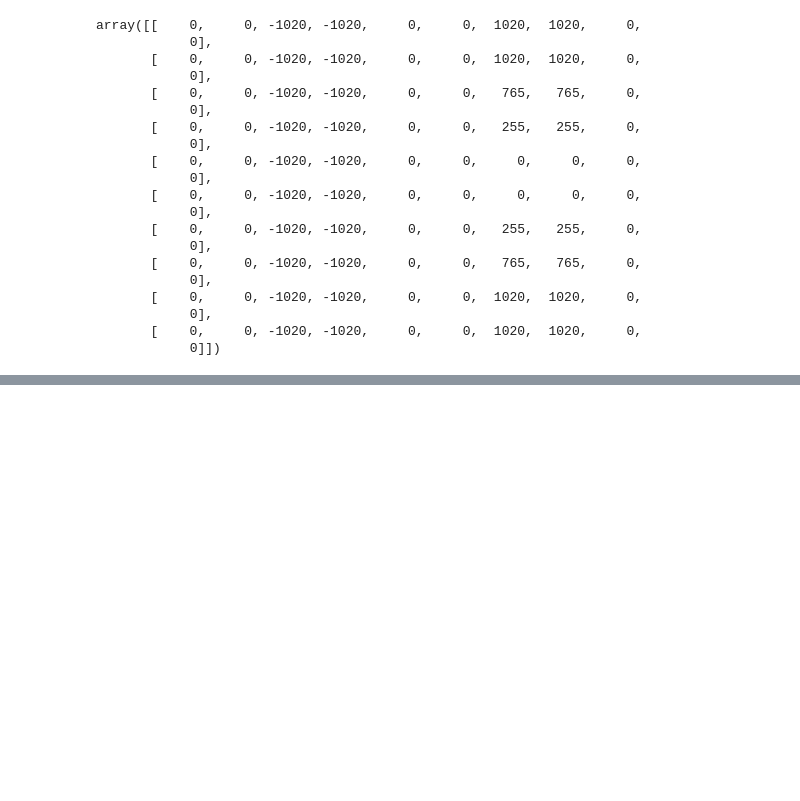
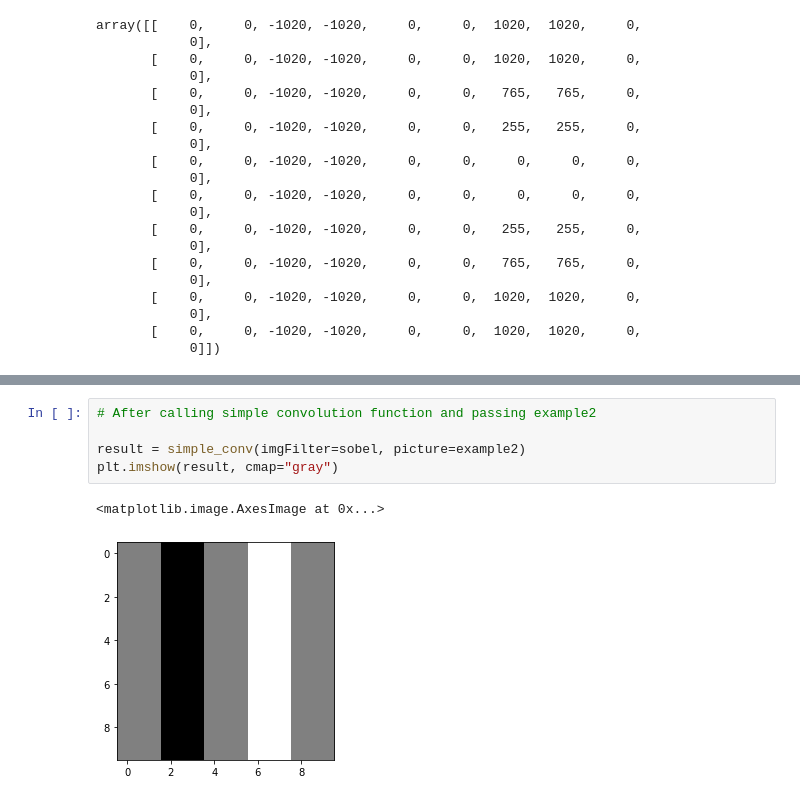
Before and after one commit to ravi0dubey/CNN_Car_Image-Detection, a Jupyter notebook: CNN_Car_Image_Detection.ipynb, the cells around one changed output, grey strips where cells are left out. Saved outputs shown, nothing was run; the diff lists cells and outputs as text; blank space fills up the shorter version.

```diff
--- a/CNN_Car_Image_Detection.ipynb
+++ b/CNN_Car_Image_Detection.ipynb
@@ -254,0 +301,8 @@ array([[    0,     0, -1020, -1020,     0,     0,  1020,  1020,     0,
+# %%
+# After calling simple convolution function and passing example2
+
+result = simple_conv(imgFilter=sobel, picture=example2)
+plt.imshow(result, cmap="gray")
+# %% [output]
+<matplotlib.image.AxesImage at 0x...>
+[figure, added]
```
Also changed, not shown: parts of 21 cells of this notebook.
